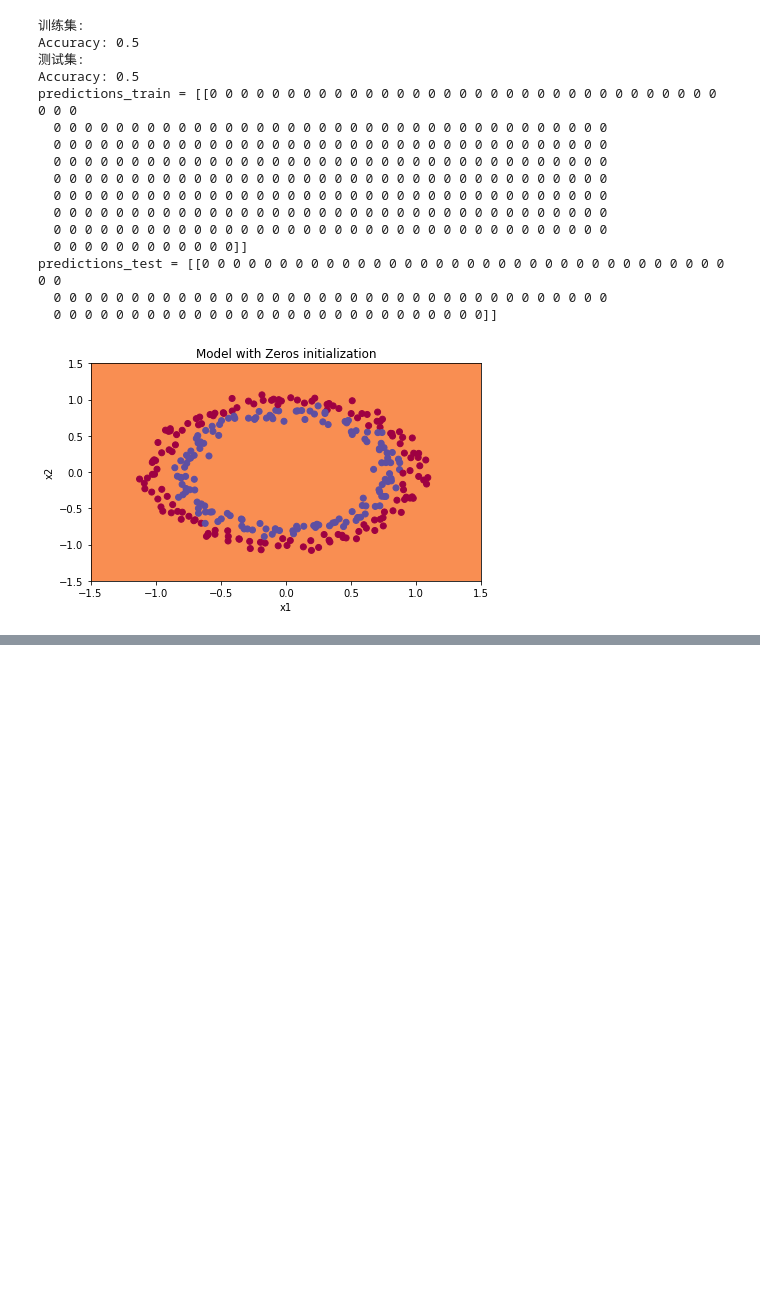
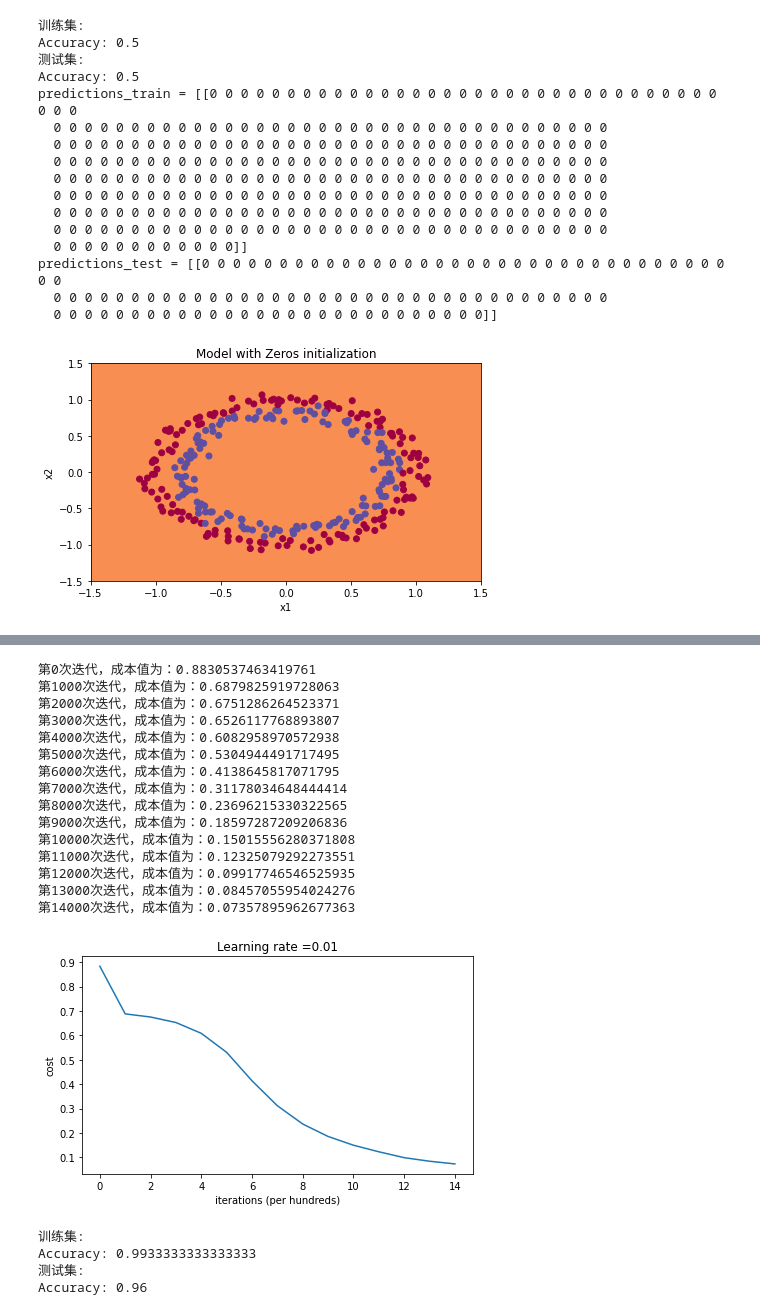
Before and after one commit to LiAuthor/Course-notes, a Jupyter notebook: DL Andrew Ng/course2_week1/course2_week1.ipynb, the cells around one changed output, grey strips where cells are left out. Cells and saved outputs as stored; diff of their text form; code cells hidden in the pictures; blank space fills up the shorter version.

```diff
--- a/DL Andrew Ng/course2_week1/course2_week1.ipynb
+++ b/DL Andrew Ng/course2_week1/course2_week1.ipynb
@@ -158,0 +265,27 @@ predictions_test = [[0 0 0 0 0 0 0 0 0 0 0 0 0 0 0 0 0 0 0 0 0 0 0 0 0 0 0 0 0 0
+# %%
+parameters = model(train_X, train_Y, initialization = "he",is_polt=True)
+print("训练集:")
+predictions_train = init_utils.predict(train_X, train_Y, parameters)
+print("测试集:")
+init_utils.predictions_test = init_utils.predict(test_X, test_Y, parameters)
+# %% [output]
+第0次迭代，成本值为：0.8830537463419761
+第1000次迭代，成本值为：0.6879825919728063
+第2000次迭代，成本值为：0.6751286264523371
+第3000次迭代，成本值为：0.6526117768893807
+第4000次迭代，成本值为：0.6082958970572938
+第5000次迭代，成本值为：0.5304944491717495
+第6000次迭代，成本值为：0.4138645817071795
+第7000次迭代，成本值为：0.31178034648444414
+第8000次迭代，成本值为：0.23696215330322565
+第9000次迭代，成本值为：0.18597287209206836
+第10000次迭代，成本值为：0.15015556280371808
+第11000次迭代，成本值为：0.12325079292273551
+第12000次迭代，成本值为：0.09917746546525935
+第13000次迭代，成本值为：0.08457055954024276
+第14000次迭代，成本值为：0.07357895962677363
+[figure, added]
+训练集:
+Accuracy: 0.9933333333333333
+测试集:
+Accuracy: 0.96
```
Also changed, not shown: parts of 21 cells of this notebook.
